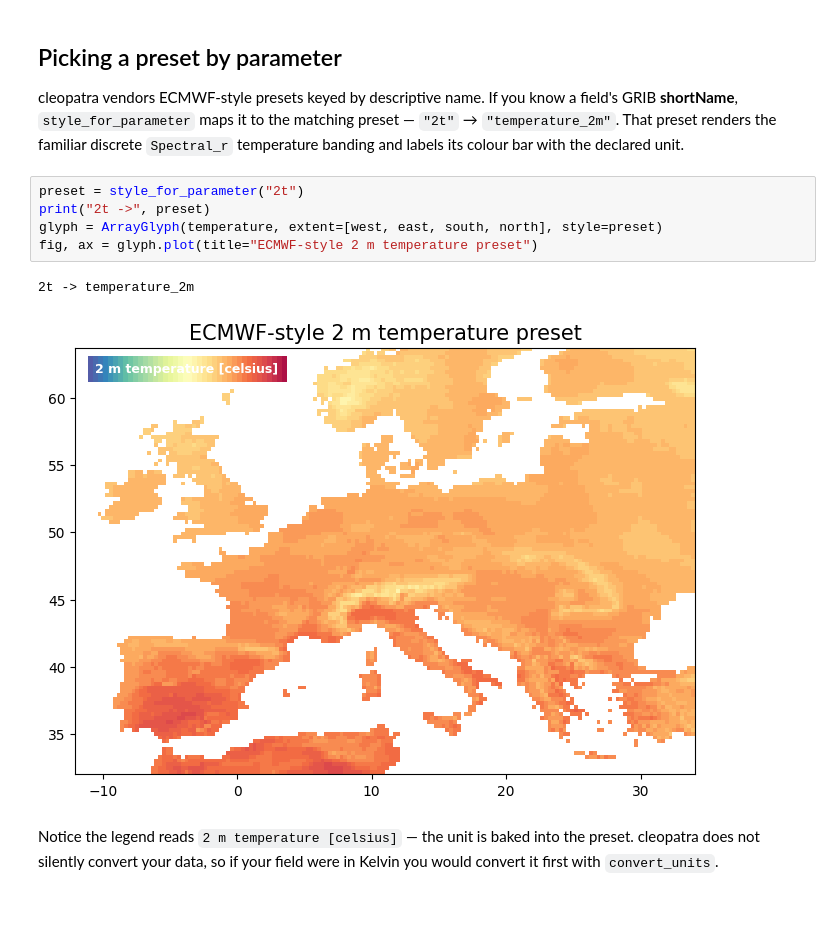
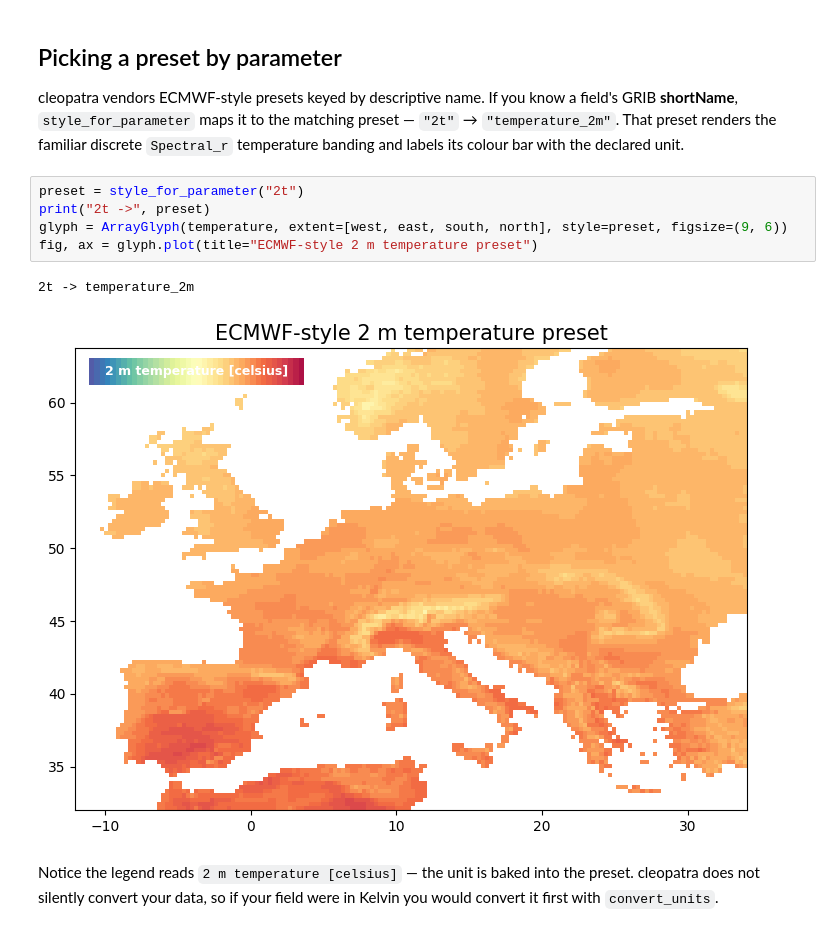
Before and after one commit to serapeum-org/cleopatra, a Jupyter notebook: docs/notebooks/projection/projection_examples.ipynb, the cells around one changed output. Cells and saved outputs as stored; diff of their text form.

```diff
--- a/docs/notebooks/projection/projection_examples.ipynb
+++ b/docs/notebooks/projection/projection_examples.ipynb
@@ -63,11 +63,11 @@ familiar discrete `Spectral_r` temperature banding and labels its colour bar wit
 # %%
 preset = style_for_parameter("2t")
 print("2t ->", preset)
-glyph = ArrayGlyph(temperature, extent=[west, east, south, north], style=preset)
+glyph = ArrayGlyph(temperature, extent=[west, east, south, north], style=preset, figsize=(9, 6))
 fig, ax = glyph.plot(title="ECMWF-style 2 m temperature preset")
 # %% [output]
 2t -> temperature_2m
-[figure, old version]
+[figure, new version]
 # %% [markdown]
 Notice the legend reads `2 m temperature [celsius]` — the unit is baked into the preset. cleopatra does not silently convert your data, so if your field were in Kelvin you would convert it first with `convert_units`.
 # %%
```
Also changed, not shown: parts of 3 cells of this notebook, 1 other file.
